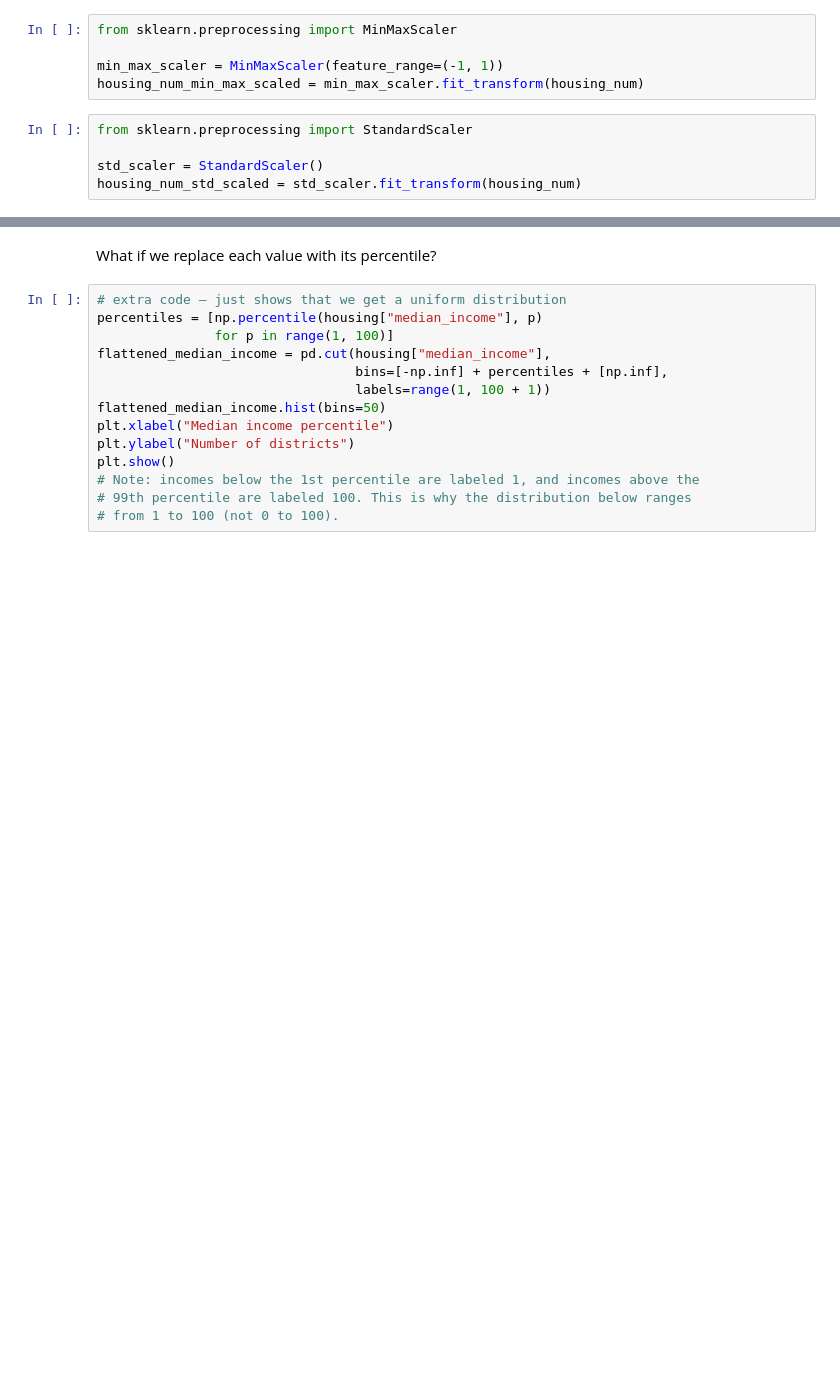
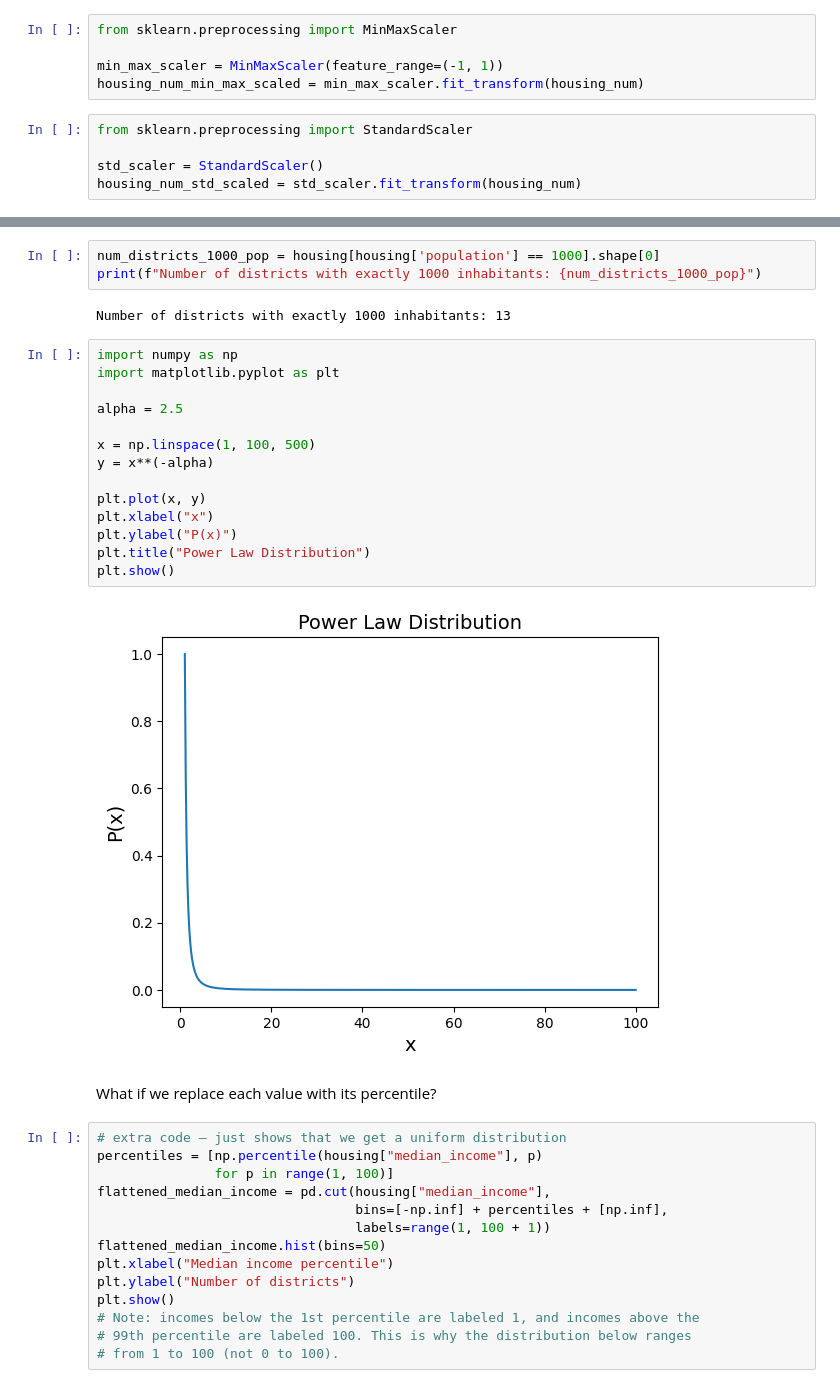
Before and after one commit to santiagoaas10/handson-ml3, a Jupyter notebook: 02_end_to_end_machine_learning_project.ipynb, the cells around one changed output, grey strips where cells are left out. Saved outputs shown, nothing was run; the diff lists cells and outputs as text; blank space fills up the shorter version.

Commit message:
Power Law Distribution: Feature Engineering

```diff
--- a/02_end_to_end_machine_learning_project.ipynb
+++ b/02_end_to_end_machine_learning_project.ipynb
@@ -719,3 +707,24 @@ plt.show()
+# %%
+num_districts_1000_pop = housing[housing['population'] == 1000].shape[0]
+print(f"Number of districts with exactly 1000 inhabitants: {num_districts_1000_pop}")
+# %% [output]
+Number of districts with exactly 1000 inhabitants: 13
+# %%
+import numpy as np
+import matplotlib.pyplot as plt
+
+alpha = 2.5
+
+x = np.linspace(1, 100, 500)
+y = x**(-alpha)
+
+plt.plot(x, y)
+plt.xlabel("x")
+plt.ylabel("P(x)")
+plt.title("Power Law Distribution")
+plt.show()
+# %% [output]
+[figure, added]
 # %% [markdown]
 What if we replace each value with its percentile?
 # %%
```
Also changed, not shown: parts of 51 cells of this notebook.
